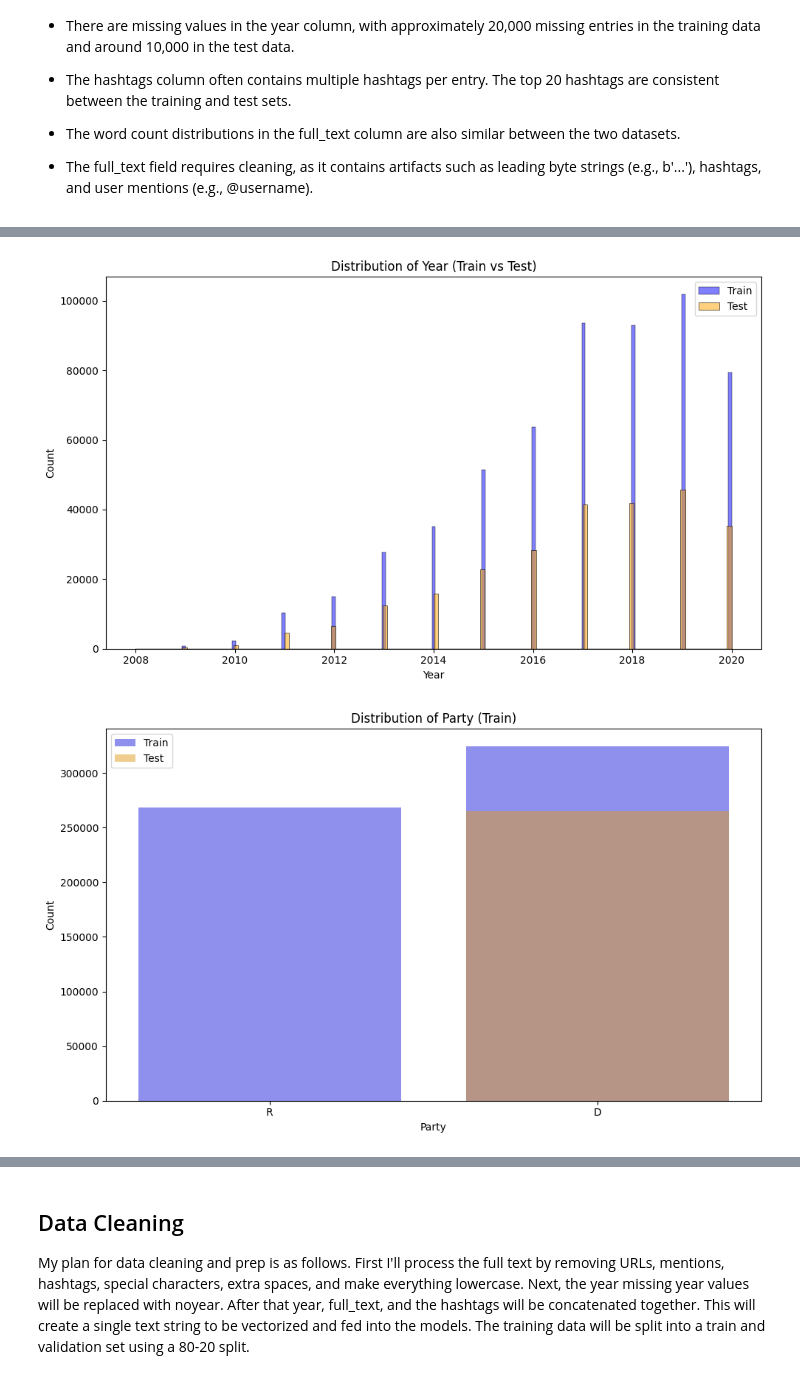
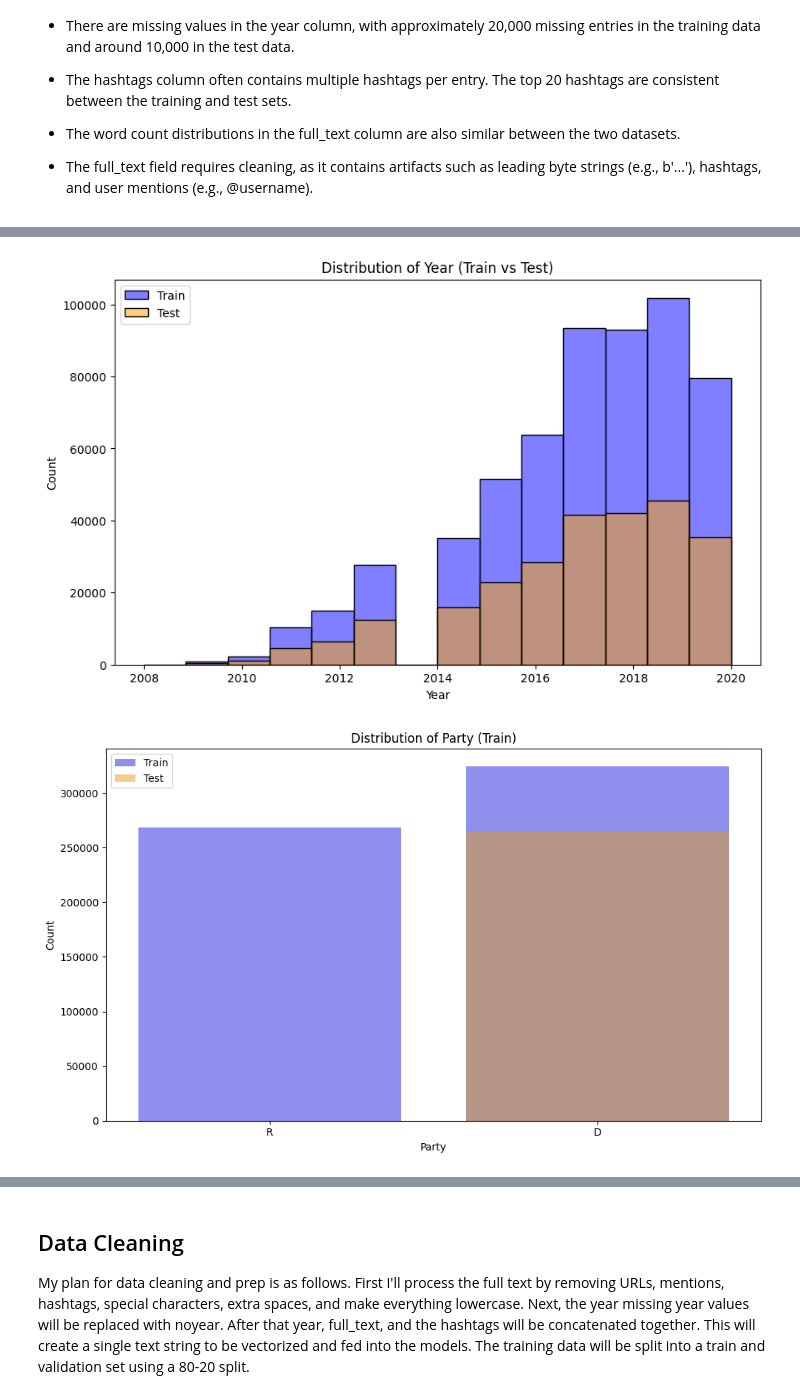
Before and after one commit to Saganoky/DTSA-5511-Deep-Learning-Final-Project, a Jupyter notebook: dtsa-5511-final.ipynb, the cells around one changed output, grey strips where cells are left out. Drawn from its saved outputs; the diff is of its cells as text; code cells hidden in the pictures.

```diff
--- a/dtsa-5511-final.ipynb
+++ b/dtsa-5511-final.ipynb
@@ -151,10 +154,15 @@ Head:
 
 - The full_text field requires cleaning, as it contains artifacts such as leading byte strings (e.g., b'...'), hashtags, and user mentions (e.g., @username).
 # %%
+
 # Plot histograms for train and test favorite counts
+# Use the same bins for both train and test favorite_count
+all_favorite_counts = pd.concat([train['favorite_count'], test['favorite_count']])
+bins = np.linspace(all_favorite_counts.min(), all_favorite_counts.max(), 1000)
+
 plt.figure(figsize=(10, 6))
-sns.histplot(train['favorite_count'], bins=1000, kde=True, color='blue', label='Train', stat='density', alpha=0.5)
-sns.histplot(test['favorite_count'], bins=1000, kde=True, color='orange', label='Test', stat='density', alpha=0.5)
+sns.histplot(train['favorite_count'], bins=bins, kde=True, color='blue', label='Train', stat='density', alpha=0.5)
+sns.histplot(test['favorite_count'], bins=bins, kde=True, color='orange', label='Test', stat='density', alpha=0.5)
 plt.xlim(0, 10000)
 plt.title('Distribution of Favorite Counts (Train vs Test)')
 plt.xlabel('Favorite Count')
@@ -164,9 +172,13 @@ plt.tight_layout()
 plt.show()
 
 # Plot histograms for train and test retweet counts
+# Use the same bins for both train and test retweet_count
+all_retweet_counts = pd.concat([train['retweet_count'], test['retweet_count']])
+bins = np.linspace(all_retweet_counts.min(), all_retweet_counts.max(), 5000)
+
 plt.figure(figsize=(10, 6))
-sns.histplot(train['retweet_count'], bins=1000, kde=True, color='blue', label='Train', stat='density', alpha=0.5)
-sns.histplot(test['retweet_count'], bins=1000, kde=True, color='orange', label='Test', stat='density', alpha=0.5)
+sns.histplot(train['retweet_count'], bins=bins, kde=True, color='blue', label='Train', stat='density', alpha=0.5)
+sns.histplot(test['retweet_count'], bins=bins, kde=True, color='orange', label='Test', stat='density', alpha=0.5)
 plt.xlim(0, 10000)
 plt.title('Distribution of Retweet Counts (Train vs Test)')
 plt.xlabel('Retweet Count')
@@ -177,13 +189,12 @@ plt.show()
 
 # Plot histograms for train and test year
 plt.figure(figsize=(10, 6))
-sns.histplot(x='year', data=train, color='blue', label='Train', alpha=0.5)
-sns.histplot(x='year', data=test, color='orange', label='Test', alpha=0.5)
+sns.histplot(train['year'], bins=14, color='blue', label='Train', alpha=0.5)
+sns.histplot(test['year'], bins=14, color='orange', label='Test', alpha=0.5)
 plt.title('Distribution of Year (Train vs Test)')
 plt.xlabel('Year')
 plt.ylabel('Count')
 plt.legend()
-plt.tight_layout()
 plt.show()
 
 # Plot histograms for train and test party
@@ -197,34 +208,50 @@ plt.legend()
 plt.tight_layout()
 plt.show()
 
-# Show top 20 hashtags for train
-top_20_train = top_train_hashtags.head(20)
-plt.figure(figsize=(10, 6))
-sns.barplot(x=top_20_train.values, y=top_20_train.index, color='blue')
-plt.title('Top 20 Hashtags in Train Set')
-plt.xlabel('Count')
-plt.ylabel('Hashtag')
+# Helper function to split and clean hashtags
+def extract_hashtags(series):
+    hashtags = []
+    for entry in series:
+        if isinstance(entry, str):
+            hashtags.extend([tag.strip() for tag in entry.split() if tag.strip()])
+    return hashtags
+
+# Get top 20 hashtags for train and test
+train_hashtags = extract_hashtags(train['hashtags'])
+test_hashtags = extract_hashtags(test['hashtags'])
+
+train_top20 = Counter(train_hashtags).most_common(20)
+test_top20 = Counter(test_hashtags).most_common(20)
+
+# Plot
+fig, axes = plt.subplots(1, 2, figsize=(18, 7))
+sns.barplot(x=[x[1] for x in train_top20], y=[x[0] for x in train_top20], ax=axes[0], color='blue')
+axes[0].set_title('Top 20 Hashtags in Train Data')
+axes[0].set_xlabel('Count')
+axes[0].set_ylabel('Hashtag')
+
+sns.barplot(x=[x[1] for x in test_top20], y=[x[0] for x in test_top20], ax=axes[1], color='orange')
+axes[1].set_title('Top 20 Hashtags in Test Data')
+axes[1].set_xlabel('Count')
+axes[1].set_ylabel('Hashtag')
+
 plt.tight_layout()
 plt.show()
 
-# Show top 20 hashtags for test
-top_20_test = top_test_counts.head(20)
-plt.figure(figsize=(10, 6))
-sns.barplot(x=top_20_test.values, y=top_20_test.index, color='orange')
-plt.title('Top 20 Hashtags in Test Set')
-plt.xlabel('Count')
-plt.ylabel('Hashtag')
-plt.tight_layout()
-plt.show()
 
-# Plot Word Count Distribution
-train_word_counts = train['full_text'].apply(lambda x: len(str(x).split()))
-test_word_counts = test['full_text'].apply(lambda x: len(str(x).split()))
+# Calculate word counts for full_text in train and test sets
+# Calculate word counts for full_text in train and test sets
+train_lengths = train['full_text'].apply(lambda x: len(str(x).split()))
+test_lengths = test['full_text'].apply(lambda x: len(str(x).split()))
+
+# Use the same bins for both train and test word counts
+all_lengths = pd.concat([train_lengths, test_lengths])
+bins = np.linspace(all_lengths.min(), all_lengths.max(), 100)
 
 plt.figure(figsize=(10, 6))
-sns.histplot(train_word_counts, bins=100, color='blue', label='Train', stat='density', alpha=0.5, kde=True)
-sns.histplot(test_word_counts, bins=100, color='orange', label='Test', stat='density', alpha=0.5, kde=True)
-plt.title('Distribution of Word Count in full_text (Train vs Test)')
+sns.histplot(train_lengths, bins=bins, color='blue', label='Train', stat='density', alpha=0.5)
+sns.histplot(test_lengths, bins=bins, color='orange', label='Test', stat='density', alpha=0.5)
+plt.title('Distribution of full_text Word Count (Train vs Test)')
 plt.xlabel('Word Count')
 plt.ylabel('Density')
 plt.legend()
@@ -236,2 +263,2 @@ plt.show()
-[figure, old version]
+[figure, new version]
 [figure]
```
Also changed, not shown: parts of 17 cells of this notebook.
